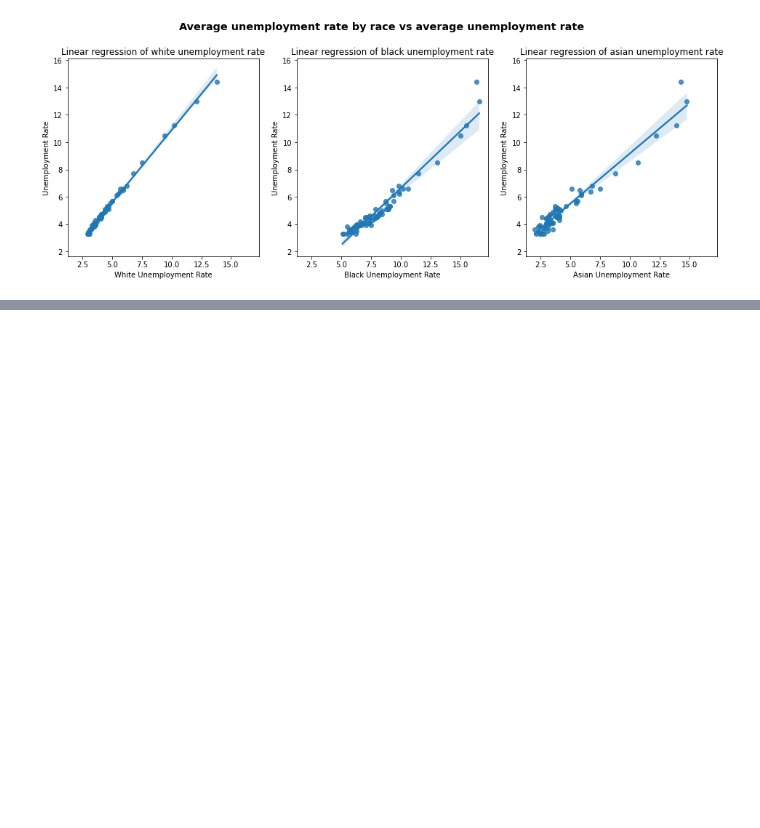
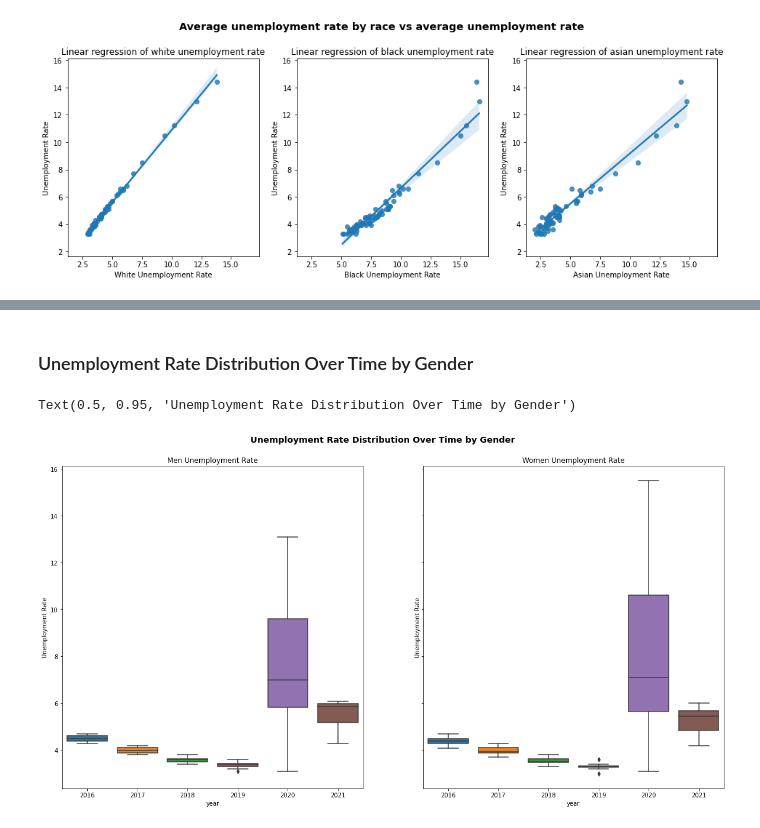
Before and after one commit to asma512/exploratory_data_analysis_project, a Jupyter notebook: Exploratory Data Analysis Project.ipynb, the cells around one changed output, grey strips where cells are left out. Saved outputs shown, nothing was run; the diff lists cells and outputs as text; code cells hidden in the pictures; blank space fills up the shorter version.

```diff
--- a/Exploratory Data Analysis Project.ipynb
+++ b/Exploratory Data Analysis Project.ipynb
@@ -260,0 +296,31 @@ plt.show()
+# %%
+# convert to df, remove cols,sort values
+female_unemployment = pd.DataFrame.from_dict(data['Results']['series'][0]['data'])
+female_unemployment= female_unemployment.drop(columns=["latest","footnotes"])
+female_unemployment=female_unemployment.sort_values("period")
+# %%
+# convert dtypes of cols
+female_unemployment["value"] = pd.to_numeric(female_unemployment["value"])
+female_unemployment["year"] = pd.to_numeric(female_unemployment["year"])
+# %%
+#rename df for new df
+male_unemployment=male_unemployment.rename(columns={"value": "men"})
+female_unemployment=female_unemployment.rename(columns={"value": "women"})
+# %%
+#merge the male & female df
+gender= pd.merge(male_unemployment,female_unemployment,on=['year','period','periodName'])
+# %% [markdown]
+### Unemployment Rate Distribution Over Time by Gender
+# %%
+#create boxplots
+fig, axes = plt.subplots(1, 2, sharey=True,figsize=(20,10))
+sns.boxplot(ax=axes[0], data=gender, x='year', y='men')
+sns.boxplot(ax=axes[1], data=gender, x='year', y='women')
+axes[0].set_ylabel('Unemployment Rate')
+axes[1].set_ylabel('Unemployment Rate')
+axes[0].set_title('Men Unemployment Rate')
+axes[1].set_title('Women Unemployment Rate')
+plt.suptitle("Unemployment Rate Distribution Over Time by Gender",y=.95, size='x-large',weight='bold')
+# %% [output]
+Text(0.5, 0.95, 'Unemployment Rate Distribution Over Time by Gender')
+[figure, added]
```
Also changed, not shown: parts of 37 cells of this notebook, 2 other files.
